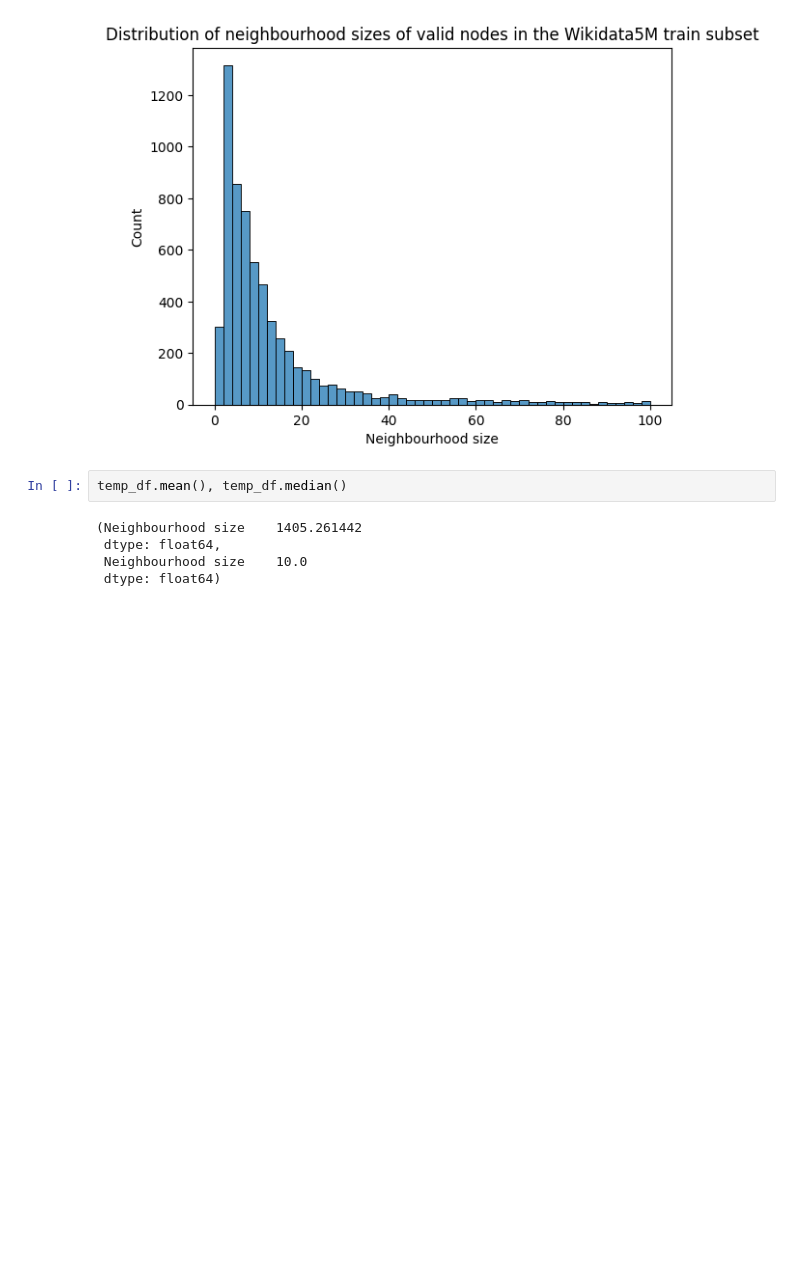
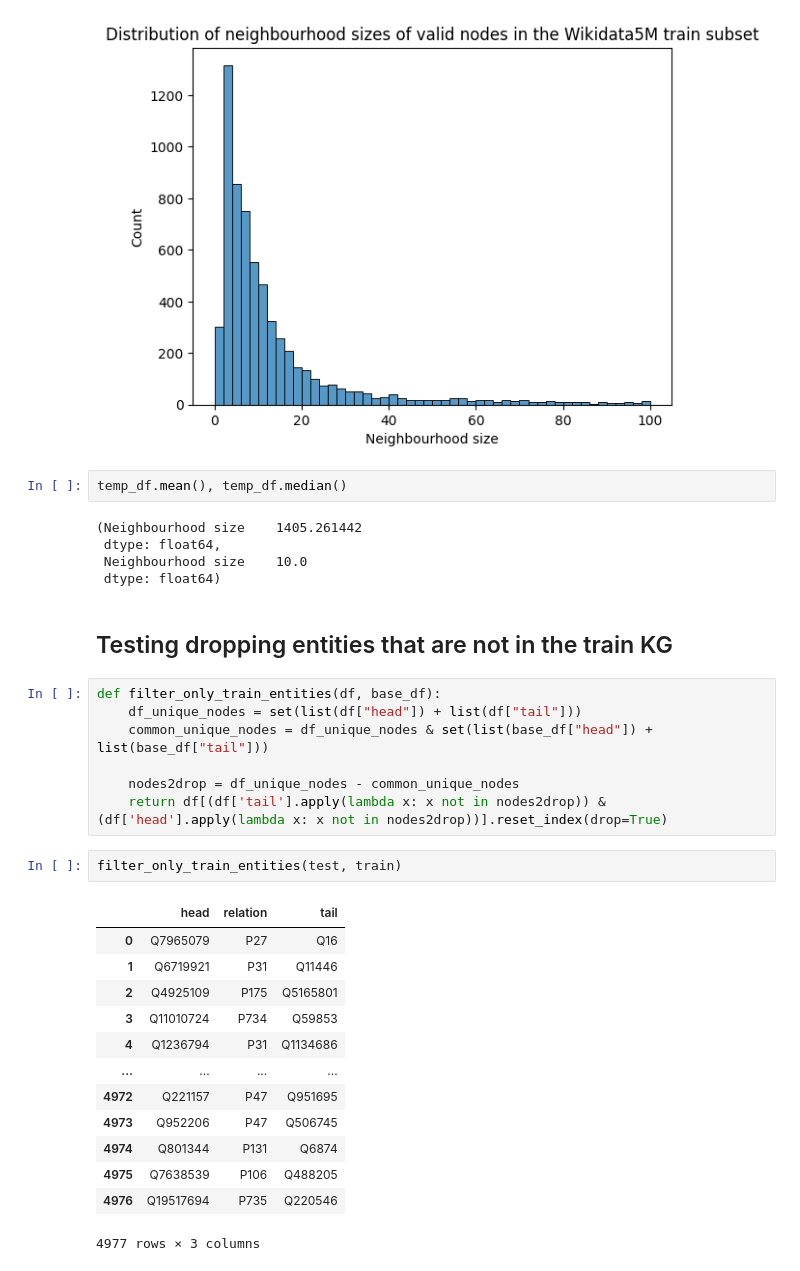
Before and after one commit to screemix/kgc-t5-with-neighbors, a Jupyter notebook: data-preparation/eda.ipynb, the cells around one changed output. Saved outputs shown, nothing was run; the diff lists cells and outputs as text; blank space fills up the shorter version.

Commit message:
added filtering to eda

```diff
--- a/data-preparation/eda.ipynb
+++ b/data-preparation/eda.ipynb
@@ -181,3 +181,28 @@ temp_df.mean(), temp_df.median()
  dtype: float64,
  Neighbourhood size    10.0
  dtype: float64)
+# %% [markdown]
+## Testing dropping entities that are not in the train KG
+# %%
+def filter_only_train_entities(df, base_df):
+    df_unique_nodes = set(list(df["head"]) + list(df["tail"]))
+    common_unique_nodes = df_unique_nodes & set(list(base_df["head"]) + list(base_df["tail"]))
+
+    nodes2drop = df_unique_nodes - common_unique_nodes
+    return df[(df['tail'].apply(lambda x: x not in nodes2drop)) & (df['head'].apply(lambda x: x not in nodes2drop))].reset_index(drop=True)
+# %%
+filter_only_train_entities(test, train)
+# %% [output]
+|  | head | relation | tail |
+| 0 | Q7965079 | P27 | Q16 |
+| 1 | Q6719921 | P31 | Q11446 |
+| 2 | Q4925109 | P175 | Q5165801 |
+| 3 | Q11010724 | P734 | Q59853 |
+| 4 | Q1236794 | P31 | Q1134686 |
+| ... | ... | ... | ... |
+| 4972 | Q221157 | P47 | Q951695 |
+| 4973 | Q952206 | P47 | Q506745 |
+| 4974 | Q801344 | P131 | Q6874 |
+| 4975 | Q7638539 | P106 | Q488205 |
+| 4976 | Q19517694 | P735 | Q220546 |
+4977 rows × 3 columns
```
Also changed, not shown: parts of 2 cells of this notebook.
